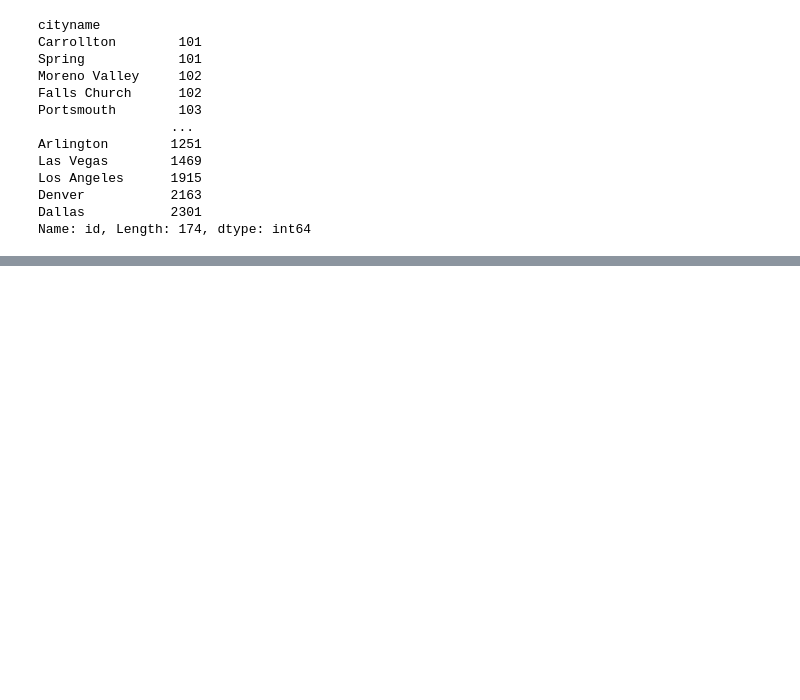
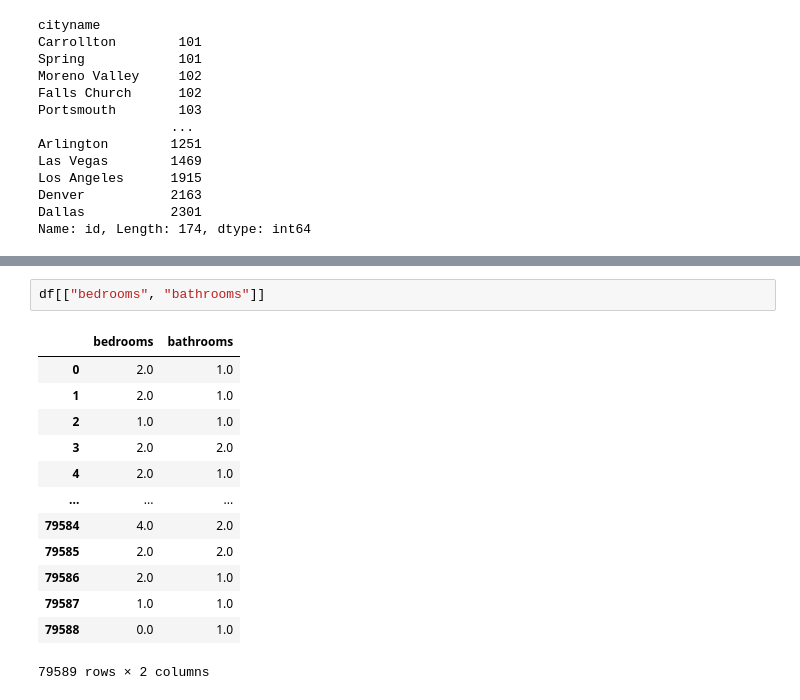
Before and after one commit to fpgmina/dsl, a Jupyter notebook: EDA.ipynb, the cells around one changed output, grey strips where cells are left out. Cells and saved outputs as stored; diff of their text form; blank space fills up the shorter version.

```diff
--- a/EDA.ipynb
+++ b/EDA.ipynb
@@ -230,0 +287,16 @@ Name: id, Length: 174, dtype: int64
+# %%
+df[["bedrooms", "bathrooms"]]
+# %% [output]
+|  | bedrooms | bathrooms |
+| 0 | 2.0 | 1.0 |
+| 1 | 2.0 | 1.0 |
+| 2 | 1.0 | 1.0 |
+| 3 | 2.0 | 2.0 |
+| 4 | 2.0 | 1.0 |
+| ... | ... | ... |
+| 79584 | 4.0 | 2.0 |
+| 79585 | 2.0 | 2.0 |
+| 79586 | 2.0 | 1.0 |
+| 79587 | 1.0 | 1.0 |
+| 79588 | 0.0 | 1.0 |
+79589 rows × 2 columns
```
Also changed, not shown: parts of 8 cells of this notebook, 3 other files.
